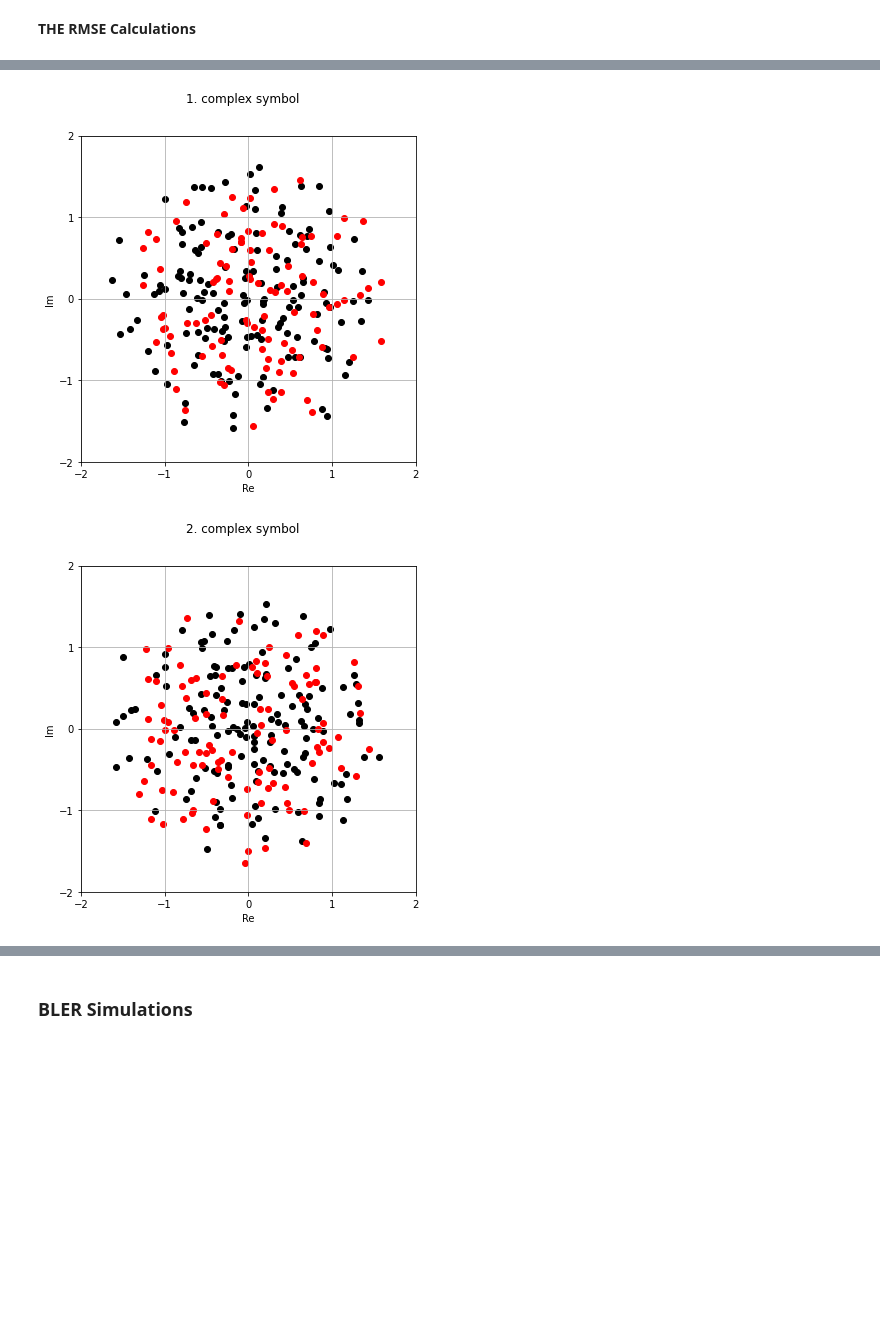
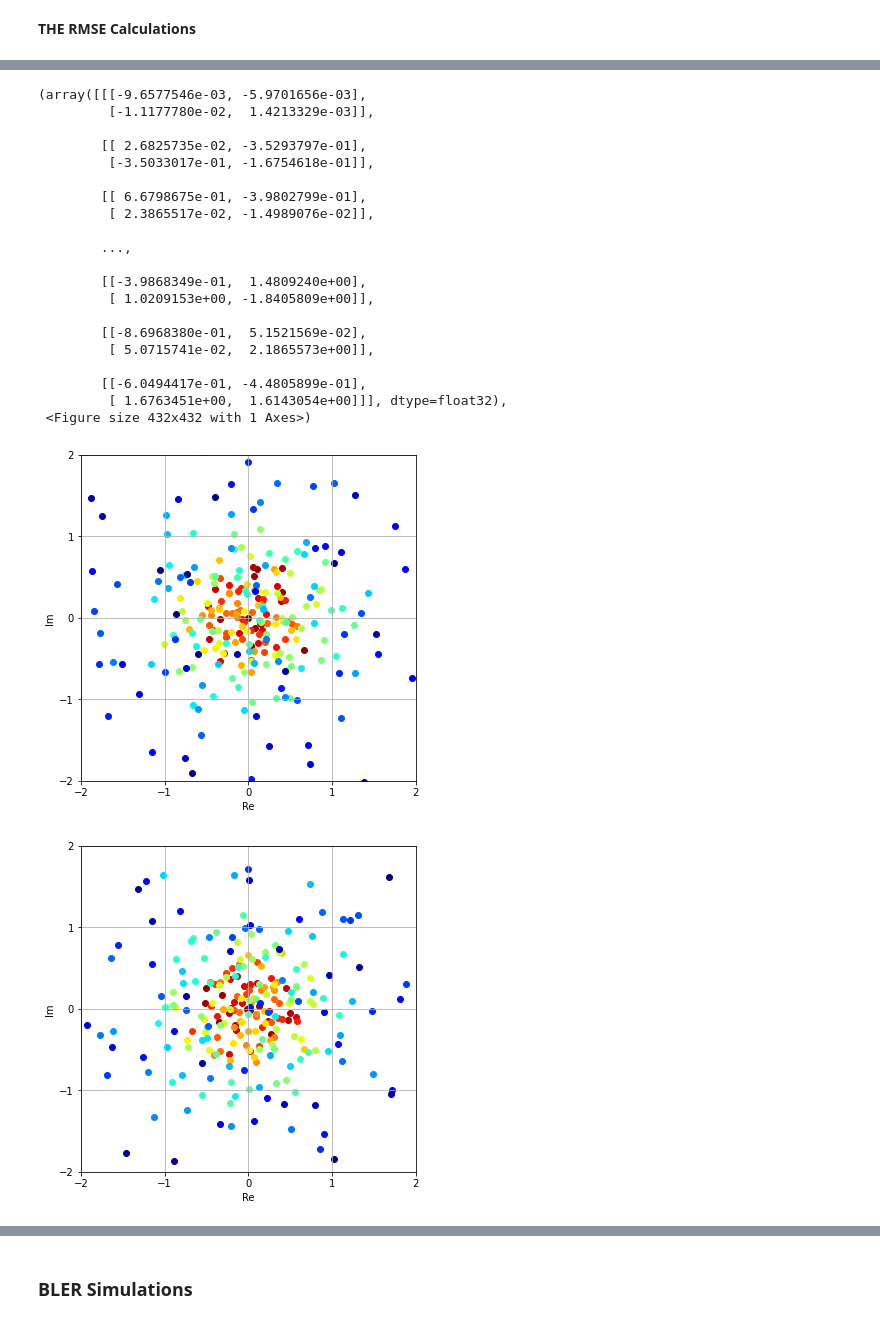
Before and after one commit to neelabhro/Deep-Learning-based-Wireless-Communications, a Jupyter notebook: RMSE_SPL_uw|SPL_w|TB.ipynb, the cells around one changed output, grey strips where cells are left out. Cells and saved outputs as stored; diff of their text form; code cells hidden in the pictures; blank space fills up the shorter version.

```diff
--- a/RMSE_SPL_uw|SPL_w|TB.ipynb
+++ b/RMSE_SPL_uw|SPL_w|TB.ipynb
@@ -1525,5 +1501,25 @@ ae_Weighted.plot_constellation(const_noise_SNR);
-# %%
-ae_Tb.plot_constellation(const_noise_SNR);
-# %% [output]
-[figure, removed]
-[figure, removed]
+# %%
+plot_constellation_2(ae_Weighted,range(0,ae_Weighted.M), const_noise_SNR)
+# %% [output]
+(array([[[-9.6577546e-03, -5.9701656e-03],
+         [-1.1177780e-02,  1.4213329e-03]],
+
+        [[ 2.6825735e-02, -3.5293797e-01],
+         [-3.5033017e-01, -1.6754618e-01]],
+
+        [[ 6.6798675e-01, -3.9802799e-01],
+         [ 2.3865517e-02, -1.4989076e-02]],
+
+        ...,
+
+        [[-3.9868349e-01,  1.4809240e+00],
+         [ 1.0209153e+00, -1.8405809e+00]],
+
+        [[-8.6968380e-01,  5.1521569e-02],
+         [ 5.0715741e-02,  2.1865573e+00]],
+
+        [[-6.0494417e-01, -4.4805899e-01],
+         [ 1.6763451e+00,  1.6143054e+00]]], dtype=float32),
+ <Figure size 432x432 with 1 Axes>)
+[figure, added]
+[figure, added]
```
Also changed, not shown: parts of 13 cells of this notebook.
